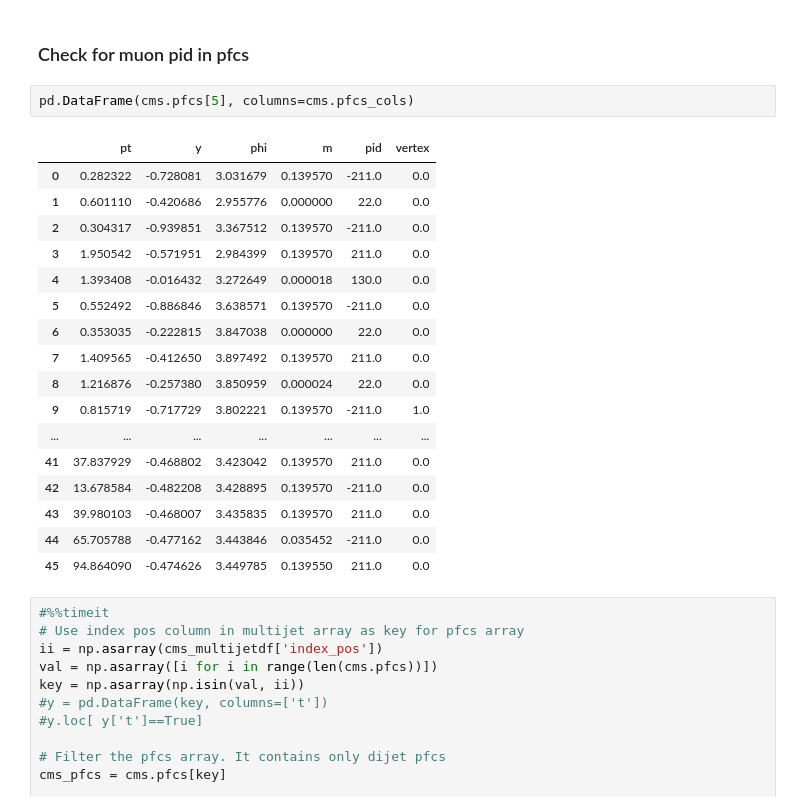
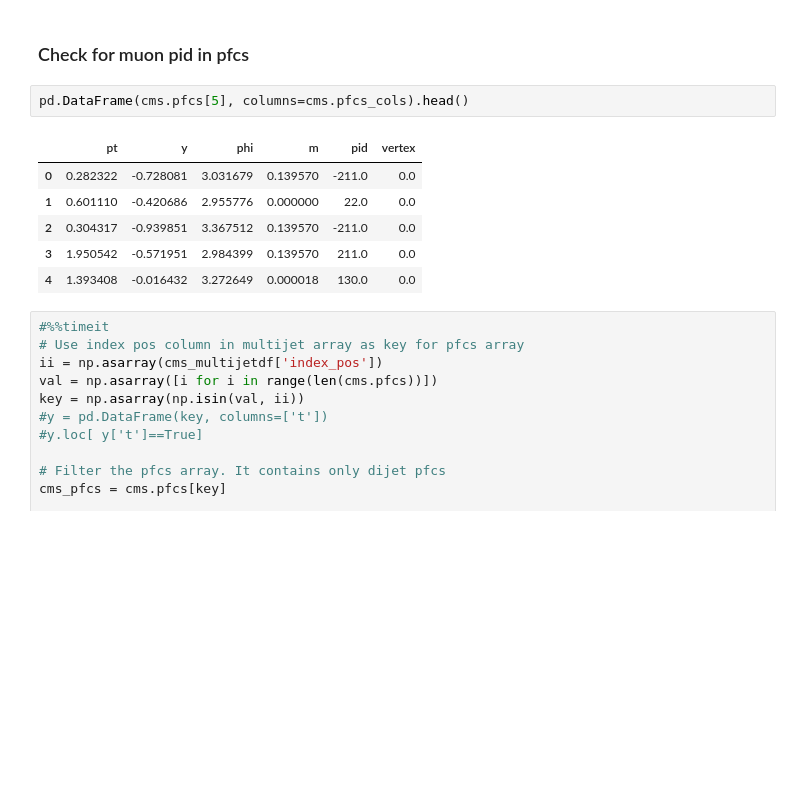
Before and after one commit to a-lolos/Thesis-Jet_analysis, a Jupyter notebook: Dijet_histogramms.ipynb, the cells around one changed output. Saved outputs shown, nothing was run; the diff lists cells and outputs as text; blank space fills up the shorter version.

```diff
--- a/Dijet_histogramms.ipynb
+++ b/Dijet_histogramms.ipynb
@@ -1102,25 +1238,14 @@ print(mt.log10(0.00006))
 # %% [markdown]
 ### Check for muon pid in pfcs
 # %%
-pd.DataFrame(cms.pfcs[5], columns=cms.pfcs_cols)
+pd.DataFrame(cms.pfcs[5], columns=cms.pfcs_cols).head()
 # %% [output]
 |  | pt | y | phi | m | pid | vertex |
 | 0 | 0.282322 | -0.728081 | 3.031679 | 0.139570 | -211.0 | 0.0 |
 | 1 | 0.601110 | -0.420686 | 2.955776 | 0.000000 | 22.0 | 0.0 |
 | 2 | 0.304317 | -0.939851 | 3.367512 | 0.139570 | -211.0 | 0.0 |
 | 3 | 1.950542 | -0.571951 | 2.984399 | 0.139570 | 211.0 | 0.0 |
 | 4 | 1.393408 | -0.016432 | 3.272649 | 0.000018 | 130.0 | 0.0 |
-| 5 | 0.552492 | -0.886846 | 3.638571 | 0.139570 | -211.0 | 0.0 |
-| 6 | 0.353035 | -0.222815 | 3.847038 | 0.000000 | 22.0 | 0.0 |
-| 7 | 1.409565 | -0.412650 | 3.897492 | 0.139570 | 211.0 | 0.0 |
-| 8 | 1.216876 | -0.257380 | 3.850959 | 0.000024 | 22.0 | 0.0 |
-| 9 | 0.815719 | -0.717729 | 3.802221 | 0.139570 | -211.0 | 1.0 |
-| ... | ... | ... | ... | ... | ... | ... |
-| 41 | 37.837929 | -0.468802 | 3.423042 | 0.139570 | 211.0 | 0.0 |
-| 42 | 13.678584 | -0.482208 | 3.428895 | 0.139570 | -211.0 | 0.0 |
-| 43 | 39.980103 | -0.468007 | 3.435835 | 0.139570 | 211.0 | 0.0 |
-| 44 | 65.705788 | -0.477162 | 3.443846 | 0.035452 | -211.0 | 0.0 |
-| 45 | 94.864090 | -0.474626 | 3.449785 | 0.139550 | 211.0 | 0.0 |
 # %%
 #%%timeit
 # Use index pos column in multijet array as key for pfcs array
```
Also changed, not shown: parts of 7 cells of this notebook, 1 other file.
